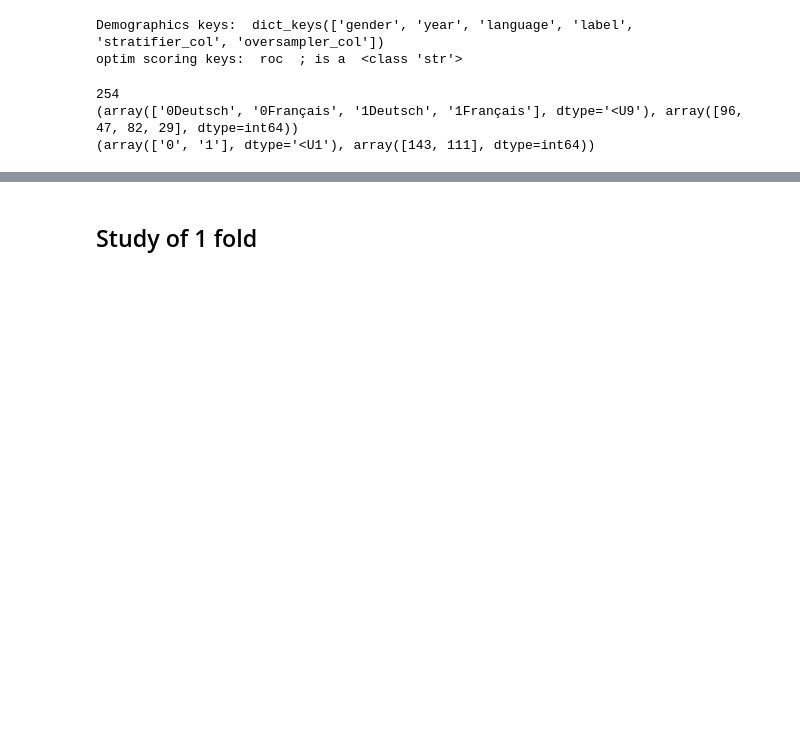
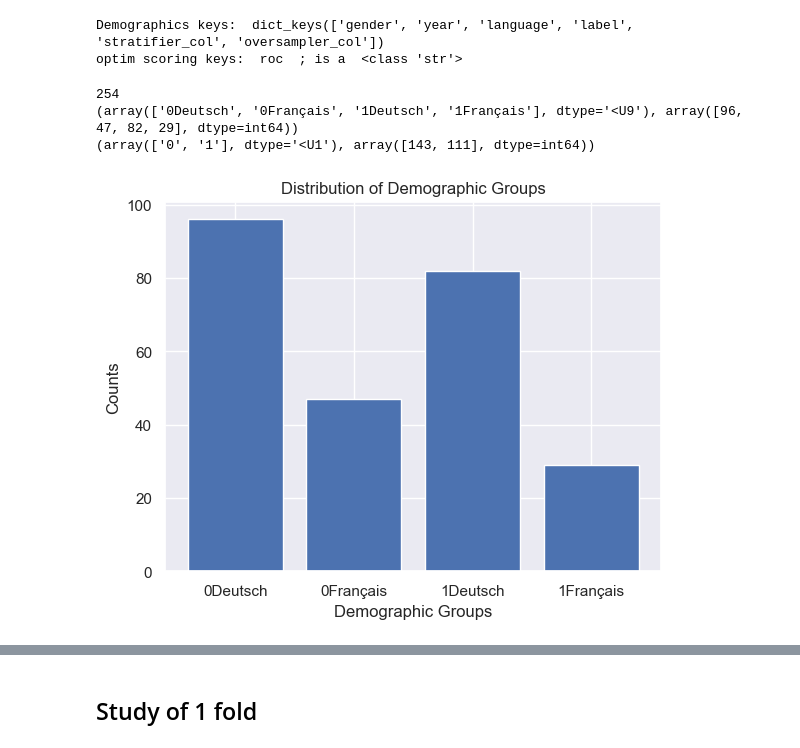
Before and after one commit to CS-433/ml-project-2-losmodelosmatemagicos, a Jupyter notebook: data/Understand The Data 2.ipynb, the cells around one changed output, grey strips where cells are left out. Drawn from its saved outputs; the diff is of its cells as text; code cells hidden in the pictures; blank space fills up the shorter version.

```diff
--- a/data/Understand The Data 2.ipynb
+++ b/data/Understand The Data 2.ipynb
@@ -58,3 +58,24 @@ print(np.unique(results["demographics"]["label"], return_counts=True))
 254
 (array(['0Deutsch', '0Français', '1Deutsch', '1Français'], dtype='<U9'), array([96, 47, 82, 29], dtype=int64))
 (array(['0', '1'], dtype='<U1'), array([143, 111], dtype=int64))
+# %%
+import matplotlib.pyplot as plt
+import numpy as np
+import seaborn as sns
+sns.set()
+
+# Get unique values and their counts
+unique_values, counts = np.unique(results["demographics"]["oversampler_col"], return_counts=True)
+
+# Create a bar plot
+plt.bar(unique_values, counts)
+
+# Add labels and title
+plt.xlabel('Demographic Groups')
+plt.ylabel('Counts')
+plt.title('Distribution of Demographic Groups')
+
+# Show the plot
+plt.show()
+# %% [output]
+[figure, added]
```
Also changed, not shown: parts of 1 cell of this notebook.
